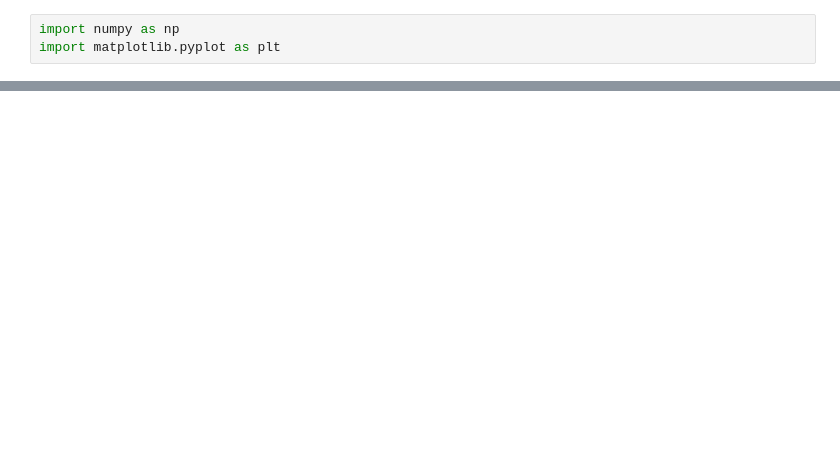
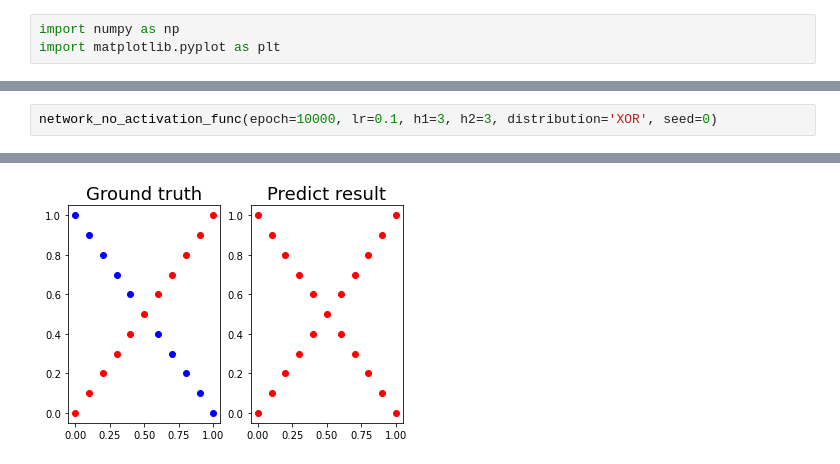
Before and after one commit to joe424/DL_practice_HW, a Jupyter notebook: lab1/code.ipynb, the cells around one changed output, grey strips where cells are left out. Cells and saved outputs as stored; diff of their text form; blank space fills up the shorter version.

```diff
--- a/lab1/code.ipynb
+++ b/lab1/code.ipynb
@@ -174,0 +328,3 @@ epoch: 1479 accuracy: 1.0 loss: 2.044271556081318
+# %%
+network_no_activation_func(epoch=10000, lr=0.1, h1=3, h2=3, distribution='XOR', seed=0)
+# %% [output]
@@ -174,0 +361 @@ epoch: 1479 accuracy: 1.0 loss: 2.044271556081318
+[figure, added]
```
Also changed, not shown: parts of 10 cells of this notebook, 1 other file.
